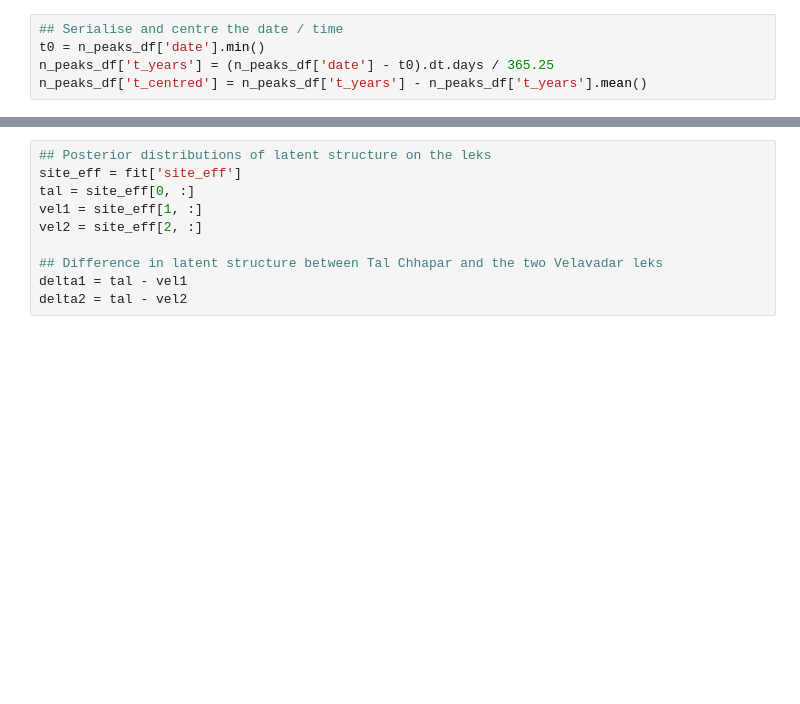
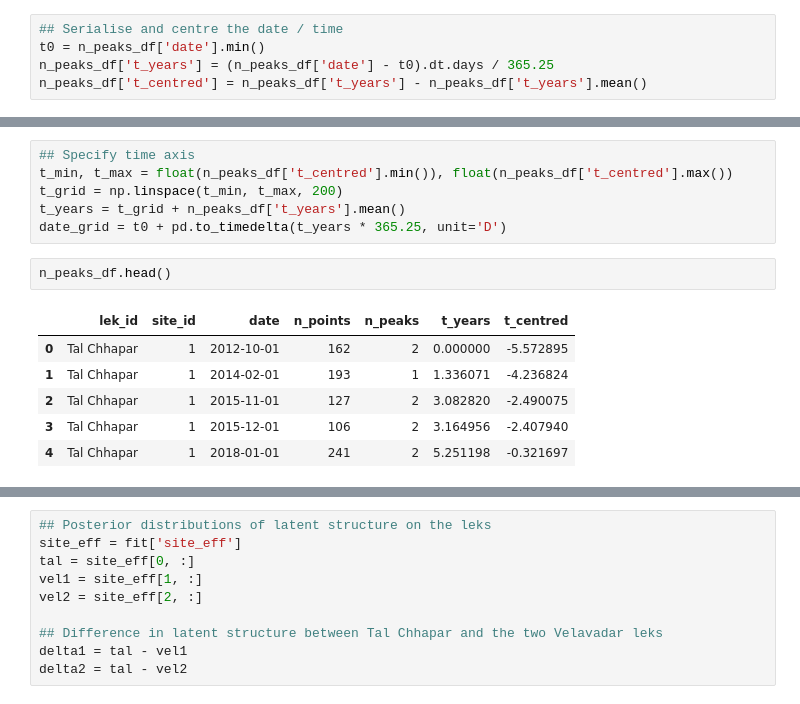
Before and after one commit to ruthviksp/territory_geometry, a Jupyter notebook: model_pcf.ipynb, the cells around one changed output, grey strips where cells are left out. Drawn from its saved outputs; the diff is of its cells as text; blank space fills up the shorter version.

```diff
--- a/model_pcf.ipynb
+++ b/model_pcf.ipynb
@@ -73,0 +532,15 @@ n_peaks_df['t_centred'] = n_peaks_df['t_years'] - n_peaks_df['t_years'].mean()
+# %%
+## Specify time axis
+t_min, t_max = float(n_peaks_df['t_centred'].min()), float(n_peaks_df['t_centred'].max())
+t_grid = np.linspace(t_min, t_max, 200)
+t_years = t_grid + n_peaks_df['t_years'].mean()
+date_grid = t0 + pd.to_timedelta(t_years * 365.25, unit='D')
+# %%
+n_peaks_df.head()
+# %% [output]
+|  | lek_id | site_id | date | n_points | n_peaks | t_years | t_centred |
+| 0 | Tal Chhapar | 1 | 2012-10-01 | 162 | 2 | 0.000000 | -5.572895 |
+| 1 | Tal Chhapar | 1 | 2014-02-01 | 193 | 1 | 1.336071 | -4.236824 |
+| 2 | Tal Chhapar | 1 | 2015-11-01 | 127 | 2 | 3.082820 | -2.490075 |
+| 3 | Tal Chhapar | 1 | 2015-12-01 | 106 | 2 | 3.164956 | -2.407940 |
+| 4 | Tal Chhapar | 1 | 2018-01-01 | 241 | 2 | 5.251198 | -0.321697 |
```
Also changed, not shown: parts of 18 cells of this notebook, 2 other files.
